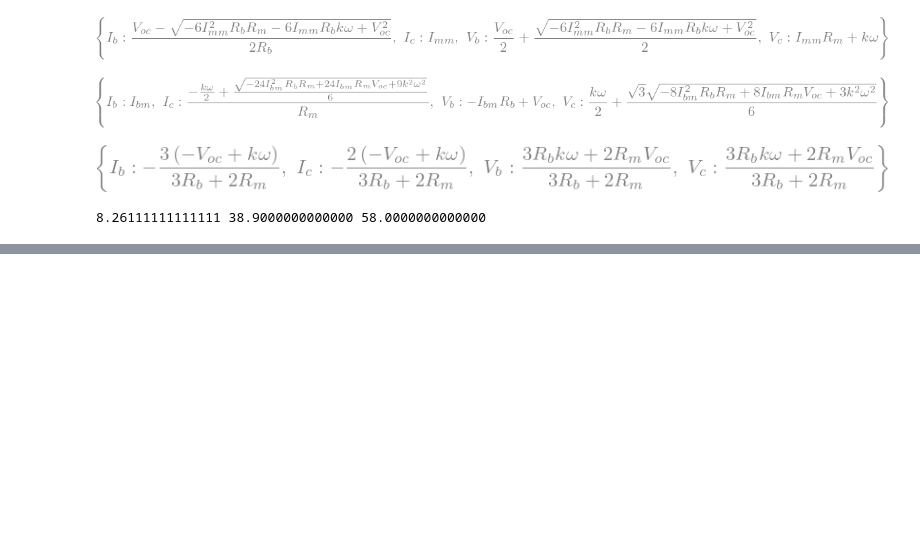
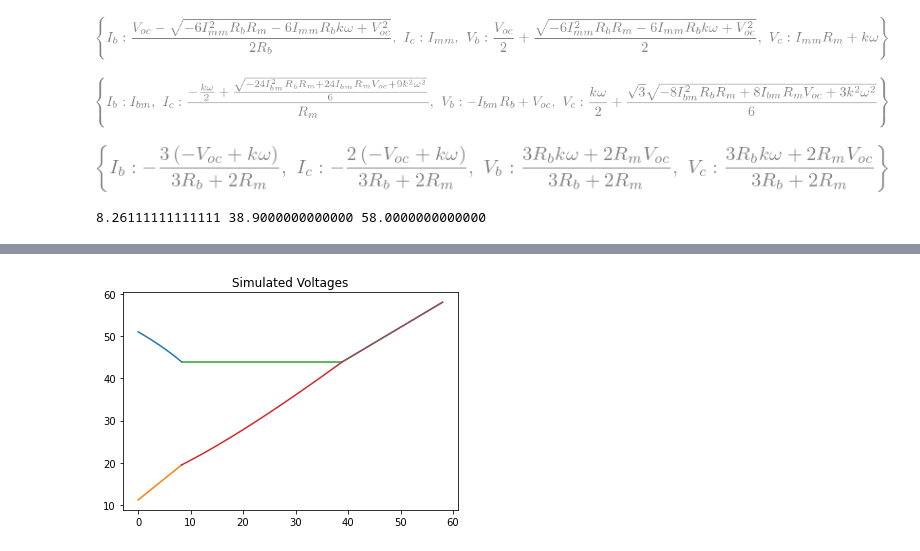
Before and after one commit to dsoto/ev-model-closed, a Jupyter notebook: torque-speed-symbolic-cleanup.ipynb, the cells around one changed output, grey strips where cells are left out. Cells and saved outputs as stored; diff of their text form; code cells hidden in the pictures; blank space fills up the shorter version.

Commit message:
adds voltages

```diff
--- a/torque-speed-symbolic-cleanup.ipynb
+++ b/torque-speed-symbolic-cleanup.ipynb
@@ -100,0 +102,19 @@ plt.plot(regime_3_omega, Ib_3)
+# %%
+Vb_1 = list(map(sympy.lambdify(omega, phase_limit[Vb].subs(ev_system)), regime_1_omega))   # phase limited battery current
+Vc_1 = list(map(sympy.lambdify(omega, phase_limit[Vc].subs(ev_system)), regime_1_omega))
+Vb_2 = list(map(sympy.lambdify(omega, battery_limit[Vb].subs(ev_system)), regime_2_omega))
+Vc_2 = list(map(sympy.lambdify(omega, battery_limit[Vc].subs(ev_system)), regime_2_omega))   # battery limited phase current
+Vc_3 = list(map(sympy.lambdify(omega, duty_limit[Vb].subs(ev_system)), regime_3_omega))
+Vb_3 = list(map(sympy.lambdify(omega, duty_limit[Vc].subs(ev_system)), regime_3_omega))
+
+
+plt.plot(regime_1_omega, Vb_1)
+plt.plot(regime_1_omega, Vc_1)
+plt.plot(regime_2_omega, Vb_2)
+plt.plot(regime_2_omega, Vc_2)
+plt.plot(regime_3_omega, Vc_3)
+plt.plot(regime_3_omega, Vb_3)
+plt.title('Simulated Voltages')
+plt.show()
+# %% [output]
+[figure, added]
```
Also changed, not shown: parts of 2 cells of this notebook.
